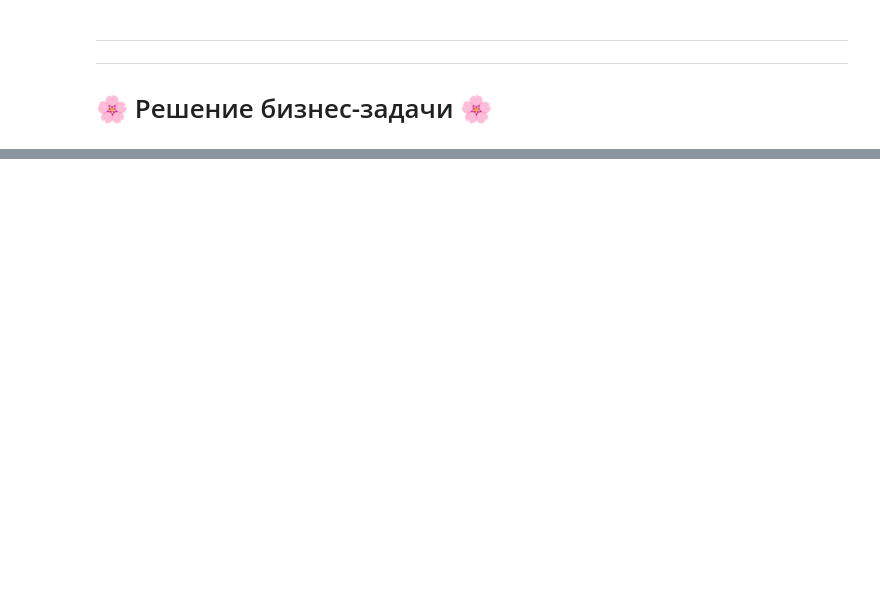
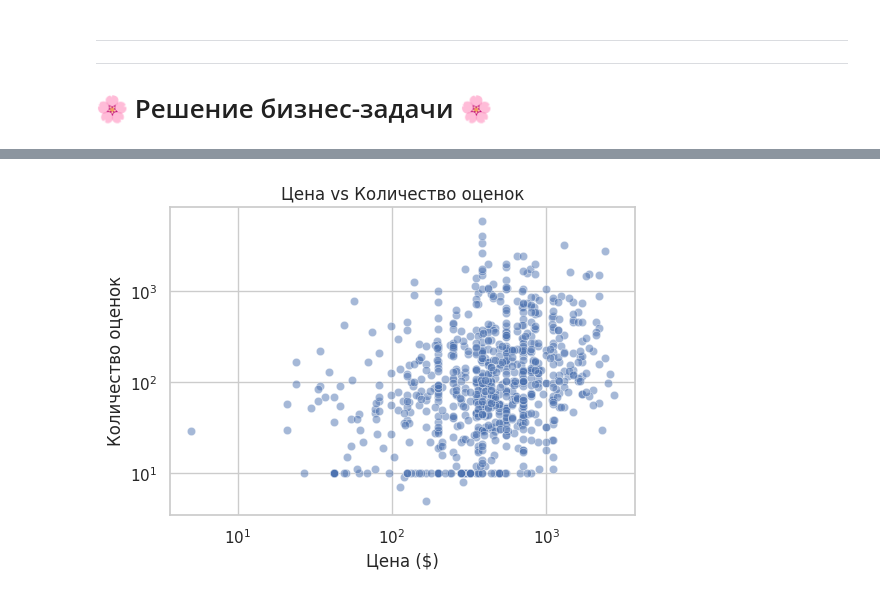
Before and after one commit to druzhban/gp2-group35, a Jupyter notebook: EDA/EDA.ipynb, the cells around one changed output, grey strips where cells are left out. Cells and saved outputs as stored; diff of their text form; code cells hidden in the pictures; blank space fills up the shorter version.

```diff
--- a/EDA/EDA.ipynb
+++ b/EDA/EDA.ipynb
@@ -311,0 +375,15 @@ NameError: name 'vg' is not defined
+# %%
+# фильтр (пример: оставим адекватные цены)
+q99 = video_games['price'].quantile(0.99)
+df = video_games[(video_games['price'] >= 0) & (video_games['price'] <= q99)]
+
+plt.figure(figsize=(6,4))
+sns.scatterplot(x='price', y='ratings_count', data=df, alpha=0.5)
+plt.title('Цена vs Количество оценок')
+plt.xlabel('Цена ($)')
+plt.ylabel('Количество оценок')
+plt.xscale('log')     # цена в лог-шкале, чтобы «хвост» был виден
+plt.yscale('log')     # по желанию: если много больших значений
+plt.show()
+# %% [output]
+[figure, added]
```
Also changed, not shown: parts of 25 cells of this notebook, 1 other file.
